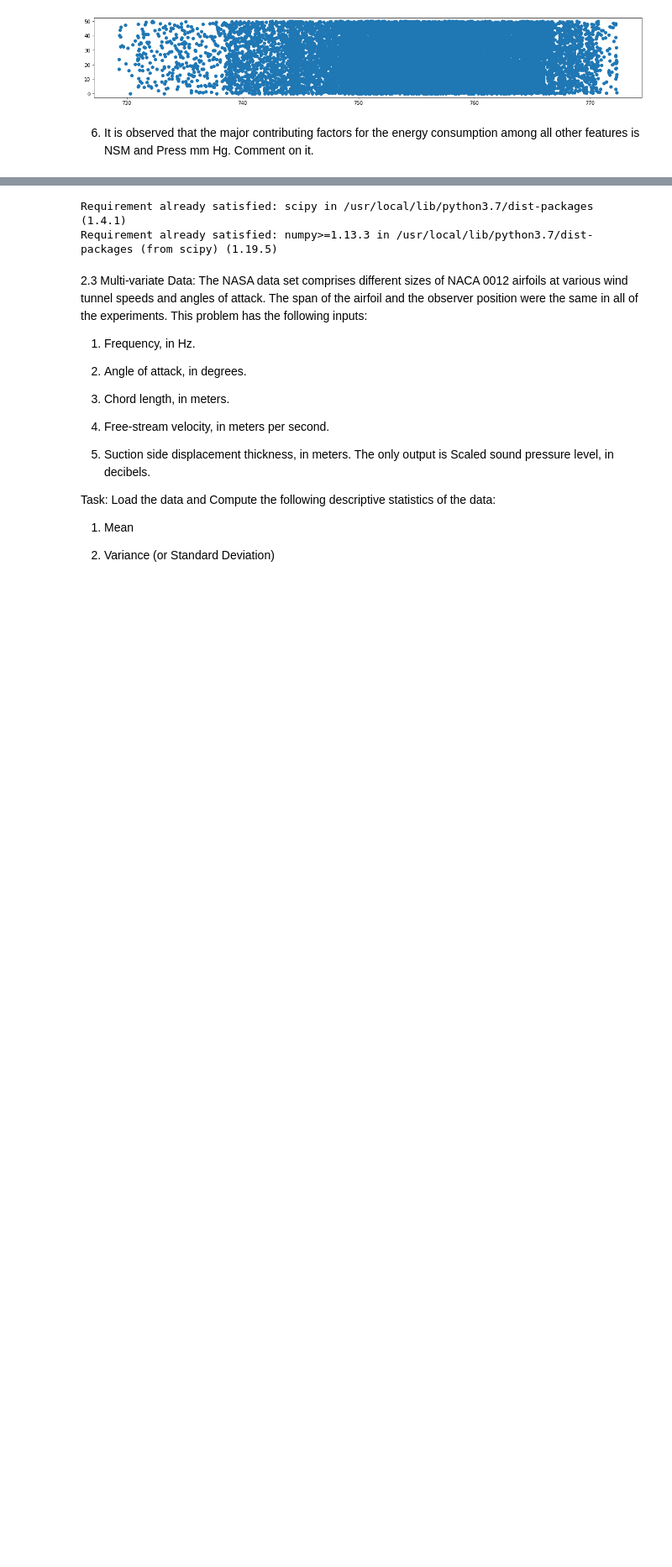
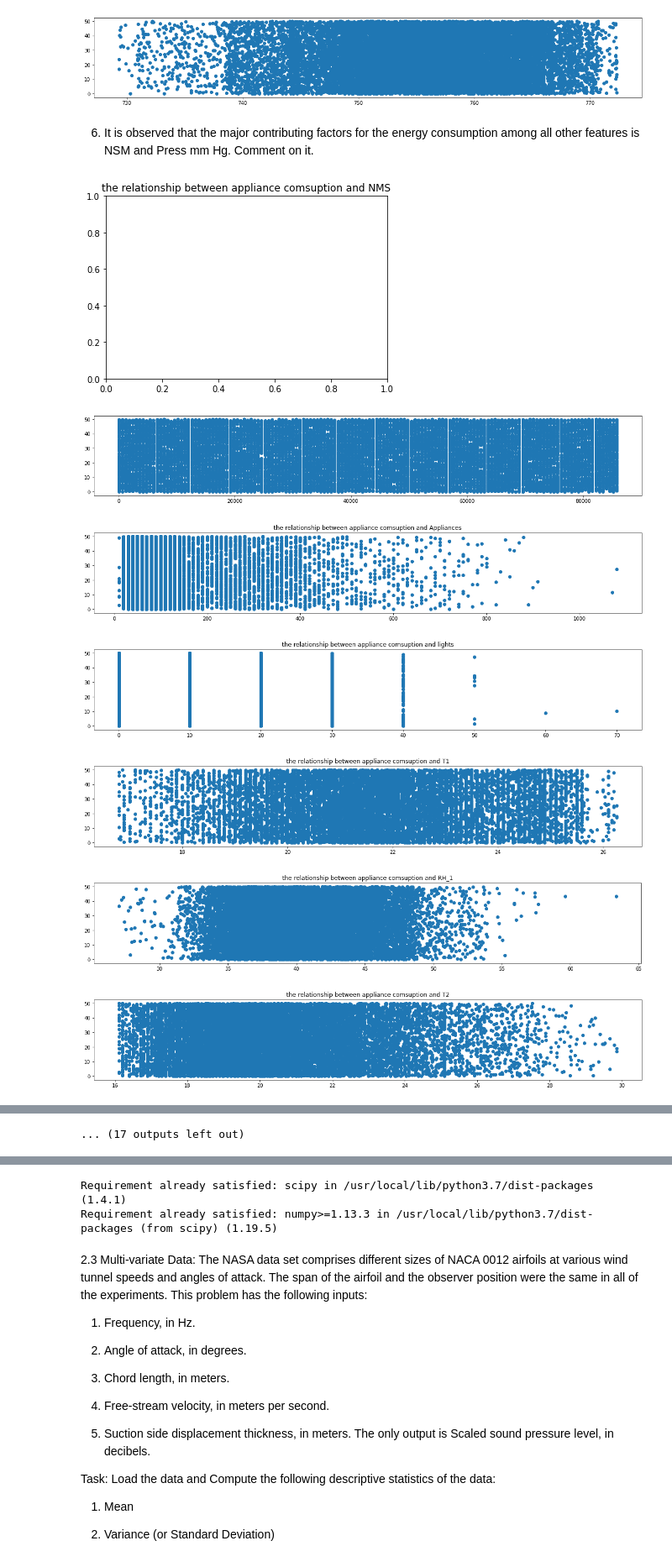
Before and after one commit to juliachen2357/ME592, a Jupyter notebook: HW1.ipynb, the cells around one changed output, grey strips where cells are left out. Shown at 84% size. Cells and saved outputs as stored; diff of their text form; code cells hidden in the pictures; blank space fills up the shorter version.

```diff
--- a/HW1.ipynb
+++ b/HW1.ipynb
@@ -225,3 +225,41 @@ plt.figure(figsize=(20,3));plt.plot(ap,pg,'o')
 [figure]
 # %% [markdown]
 6.	It is observed that the major contributing factors for the energy consumption among all other features is NSM and Press mm Hg. Comment on it.
+# %%
+en_dic={}
+data = pd.read_csv("/content/drive/MyDrive/ME592/assignments/hw1/Attachments_HW1/energydata_complete.csv")
+features=['date','Appliances','lights','T1','RH_1','T2','RH_2','T3','RH_3','T4','RH_4','T5','RH_5','T6','RH_6','T7','RH_7','T8','RH_8','T9','RH_9','T_out','Press_mm_hg','RH_out','Windspeed','Visibility','Tdewpoint','Energy Consumption']
+for i in range(0,28):
+    en_dic[i]=[]
+for ele in range(0,len(data)):
+      ct = datetime.datetime.strptime(data.iloc[ele,0], '%m/%d/%Y %H:%M')
+      en_dic[0].append(ct)
+for i in range(1,28):
+    for ele in range(0,len(data)):
+        en_dic[i].append(data.iloc[ele,i])
+import urllib
+import cv2
+
+import pandas as pd
+import datetime
+import matplotlib.pyplot as plt
+e_per_NMS=[[],[]]
+data = pd.read_csv("/content/drive/MyDrive/ME592/assignments/hw1/Attachments_HW1/energydata_complete.csv")
+for ele in range(0,len(data)):
+    new_t = datetime.datetime.strptime(data.iloc[ele,0], '%m/%d/%Y %H:%M')
+    e_per_NMS[0].append(new_t.hour*60*60+new_t.minute*60+new_t.second)
+    e_per_NMS[1].append(data.iloc[ele,-1])
+    plt.title("the relationship between appliance comsuption and NMS")
+plt.figure(figsize=(20,3));plt.plot(e_per_NMS[0],e_per_NMS[1],'o')
+for i in range(1,28):
+    plt.figure(figsize=(20,3));plt.plot(en_dic[i],en_dic[27],'o')
+    plt.title("the relationship between appliance comsuption and "+  features[i])
+    plt.show()
+# %% [output]
+[figure, added]
+[figure, added]
+[figure, added]
+[figure, added]
+[figure, added]
+[figure, added]
+[figure, added]
@@ -228 +271,2 @@ plt.figure(figsize=(20,3));plt.plot(ap,pg,'o')
+... (17 outputs left out)
 # %%
```
Also changed, not shown: parts of 8 cells of this notebook.
